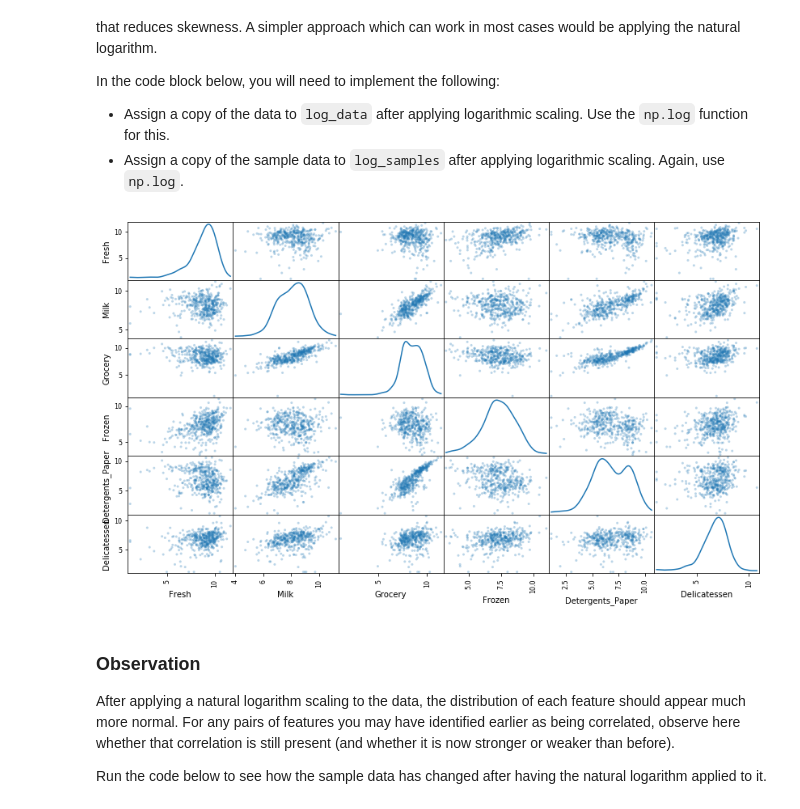
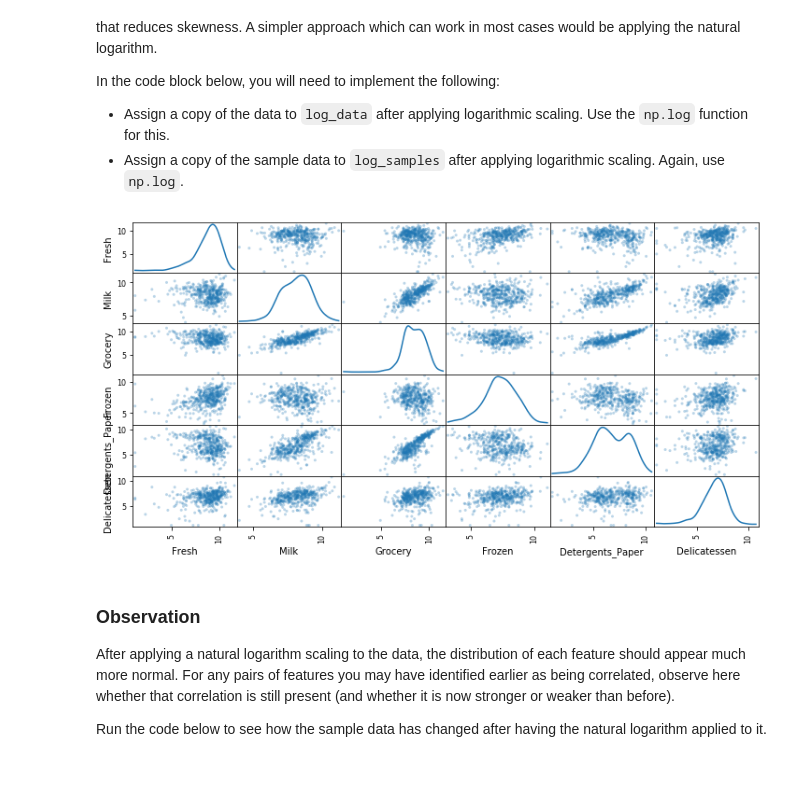
Before and after one commit to chandureddypublic/mlfnd, a Jupyter notebook: customer_segments/customer_segments.ipynb, the cells around one changed output. Saved outputs shown, nothing was run; the diff lists cells and outputs as text; code cells hidden in the pictures; blank space fills up the shorter version.

```diff
--- a/customer_segments/customer_segments.ipynb
+++ b/customer_segments/customer_segments.ipynb
@@ -229,14 +230,14 @@ In the code block below, you will need to implement the following:
 # %%
 # TODO: Scale the data using the natural logarithm
 log_data = np.log(data)
 
 # TODO: Scale the sample data using the natural logarithm
 log_samples = np.log(samples)
 
 # Produce a scatter matrix for each pair of newly-transformed features
-pd.scatter_matrix(log_data, alpha = 0.3, figsize = (14,8), diagonal = 'kde');
+pd.scatter_matrix(log_data, alpha = 0.3, figsize = (12,6), diagonal = 'kde');
 # %% [output]
-[figure, old version]
+[figure, new version]
 # %% [markdown]
 ### Observation
 After applying a natural logarithm scaling to the data, the distribution of each feature should appear much more normal. For any pairs of features you may have identified earlier as being correlated, observe here whether that correlation is still present (and whether it is now stronger or weaker than before).
```
Also changed, not shown: parts of 8 cells of this notebook, 1 other file.
